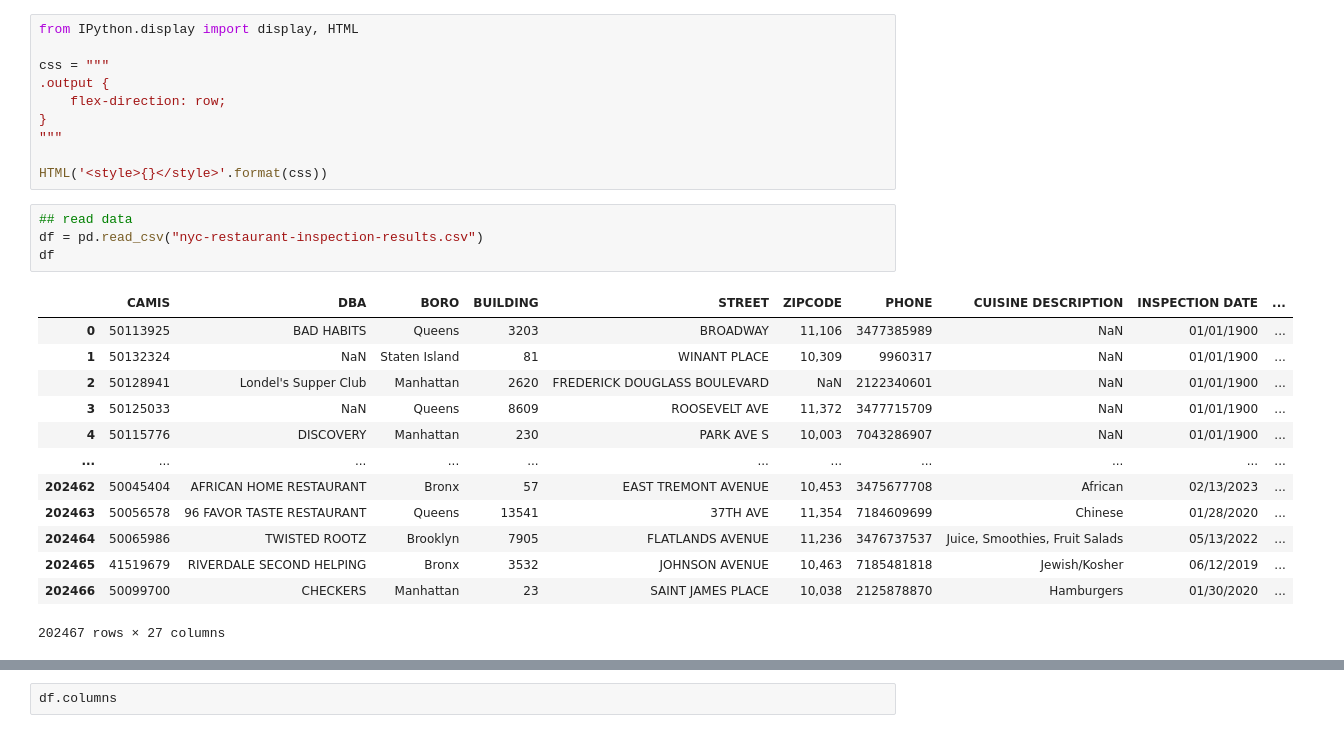
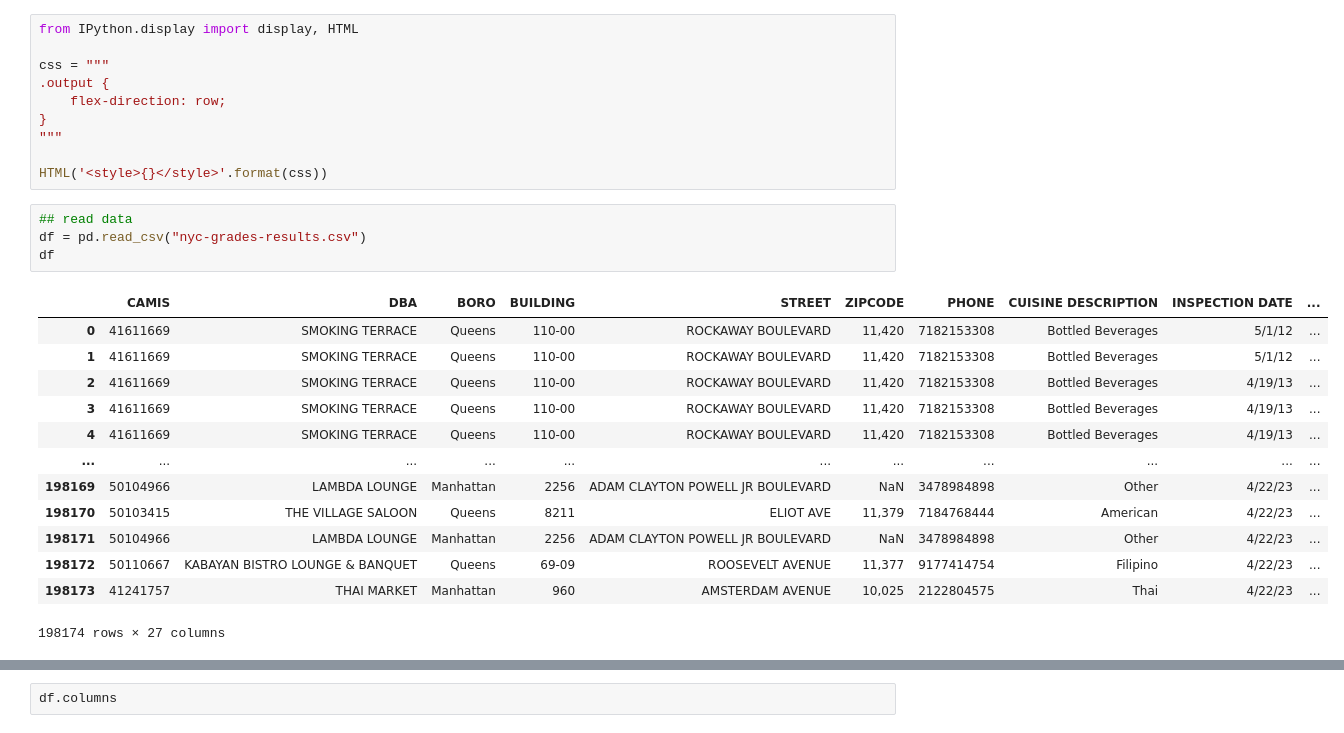
Before and after one commit to arubybonilla/2023-nyc-restaurant-grades, a Jupyter notebook: 2023-nyc-restaurant-inspection-grades-analysis.ipynb, the cells around one changed output, grey strips where cells are left out. Drawn from its saved outputs; the diff is of its cells as text.

```diff
--- a/2023-nyc-restaurant-inspection-grades-analysis.ipynb
+++ b/2023-nyc-restaurant-inspection-grades-analysis.ipynb
@@ -22,19 +22,19 @@ css = """
 HTML('<style>{}</style>'.format(css))
 # %%
 ## read data
-df = pd.read_csv("nyc-restaurant-inspection-results.csv")
+df = pd.read_csv("nyc-grades-results.csv")
 df
 # %% [output]
 |  | CAMIS | DBA | BORO | BUILDING | STREET | ZIPCODE | PHONE | CUISINE DESCRIPTION | INSPECTION DATE | ... |
-| 0 | 50113925 | BAD HABITS | Queens | 3203 | BROADWAY | 11,106 | 3477385989 | NaN | 01/01/1900 | ... |
-| 1 | 50132324 | NaN | Staten Island | 81 | WINANT PLACE | 10,309 | 9960317 | NaN | 01/01/1900 | ... |
-| 2 | 50128941 | Londel's Supper Club | Manhattan | 2620 | FREDERICK DOUGLASS BOULEVARD | NaN | 2122340601 | NaN | 01/01/1900 | ... |
-| 3 | 50125033 | NaN | Queens | 8609 | ROOSEVELT AVE | 11,372 | 3477715709 | NaN | 01/01/1900 | ... |
-| 4 | 50115776 | DISCOVERY | Manhattan | 230 | PARK AVE S | 10,003 | 7043286907 | NaN | 01/01/1900 | ... |
+| 0 | 41611669 | SMOKING TERRACE | Queens | 110-00 | ROCKAWAY BOULEVARD | 11,420 | 7182153308 | Bottled Beverages | 5/1/12 | ... |
+| 1 | 41611669 | SMOKING TERRACE | Queens | 110-00 | ROCKAWAY BOULEVARD | 11,420 | 7182153308 | Bottled Beverages | 5/1/12 | ... |
+| 2 | 41611669 | SMOKING TERRACE | Queens | 110-00 | ROCKAWAY BOULEVARD | 11,420 | 7182153308 | Bottled Beverages | 4/19/13 | ... |
+| 3 | 41611669 | SMOKING TERRACE | Queens | 110-00 | ROCKAWAY BOULEVARD | 11,420 | 7182153308 | Bottled Beverages | 4/19/13 | ... |
+| 4 | 41611669 | SMOKING TERRACE | Queens | 110-00 | ROCKAWAY BOULEVARD | 11,420 | 7182153308 | Bottled Beverages | 4/19/13 | ... |
 | ... | ... | ... | ... | ... | ... | ... | ... | ... | ... | ... |
-| 202462 | 50045404 | AFRICAN HOME RESTAURANT | Bronx | 57 | EAST TREMONT AVENUE | 10,453 | 3475677708 | African | 02/13/2023 | ... |
-| 202463 | 50056578 | 96 FAVOR TASTE RESTAURANT | Queens | 13541 | 37TH AVE | 11,354 | 7184609699 | Chinese | 01/28/2020 | ... |
-| 202464 | 50065986 | TWISTED ROOTZ | Brooklyn | 7905 | FLATLANDS AVENUE | 11,236 | 3476737537 | Juice, Smoothies, Fruit Salads | 05/13/2022 | ... |
-| 202465 | 41519679 | RIVERDALE SECOND HELPING | Bronx | 3532 | JOHNSON AVENUE | 10,463 | 7185481818 | Jewish/Kosher | 06/12/2019 | ... |
-| 202466 | 50099700 | CHECKERS | Manhattan | 23 | SAINT JAMES PLACE | 10,038 | 2125878870 | Hamburgers | 01/30/2020 | ... |
+| 198169 | 50104966 | LAMBDA LOUNGE | Manhattan | 2256 | ADAM CLAYTON POWELL JR BOULEVARD | NaN | 3478984898 | Other | 4/22/23 | ... |
+| 198170 | 50103415 | THE VILLAGE SALOON | Queens | 8211 | ELIOT AVE | 11,379 | 7184768444 | American | 4/22/23 | ... |
+| 198171 | 50104966 | LAMBDA LOUNGE | Manhattan | 2256 | ADAM CLAYTON POWELL JR BOULEVARD | NaN | 3478984898 | Other | 4/22/23 | ... |
+| 198172 | 50110667 | KABAYAN BISTRO LOUNGE & BANQUET | Queens | 69-09 | ROOSEVELT AVENUE | 11,377 | 9177414754 | Filipino | 4/22/23 | ... |
+| 198173 | 41241757 | THAI MARKET | Manhattan | 960 | AMSTERDAM AVENUE | 10,025 | 2122804575 | Thai | 4/22/23 | ... |
-202467 rows × 27 columns
+198174 rows × 27 columns
```
Also changed, not shown: parts of 39 cells of this notebook.
